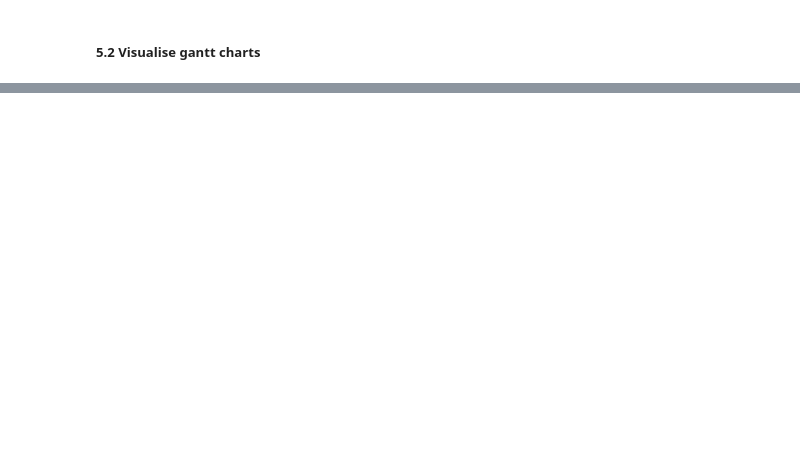
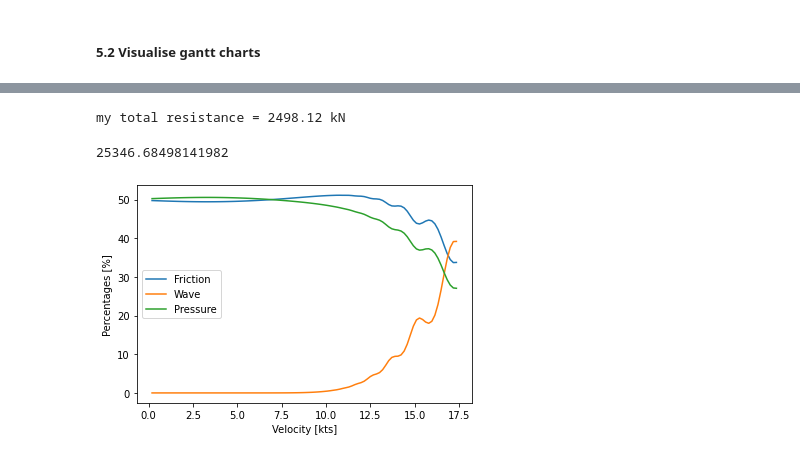
Before and after one commit to TUDelft-CITG/OpenCLSim, a Jupyter notebook: notebooks/26_SingleRun_with_HasEnergyPlugin.ipynb, the cells around one changed output, grey strips where cells are left out. Saved outputs shown, nothing was run; the diff lists cells and outputs as text; code cells hidden in the pictures; blank space fills up the shorter version.

```diff
--- a/notebooks/26_SingleRun_with_HasEnergyPlugin.ipynb
+++ b/notebooks/26_SingleRun_with_HasEnergyPlugin.ipynb
@@ -998,13 +892,0 @@ Text(0, 0.5, 'Power')
-# %%
-x = np.linspace(28064,2870,64)
-y = np.zeros(64)
-for i in range(64):
-    y[i] = power2v(vessel01,h_min=20,bounds=(0,8.925),P_max=x[i])
-    print(y[i])
-plt.ylim([2870,28064])
-plt.xlim([8.925,0])
-plt.plot(y,x)
-plt.legend(['power2v'])
-plt.title('Deceleration Curve')
-plt.xlabel('Velocity')
-plt.ylabel('Power')
@@ -1034,0 +1374,6 @@ Text(0, 0.5, 'Power')
+# %%
+cp()
+# %% [output]
+my total resistance = 2498.12 kN
+25346.68498141982
+[figure, added]
```
Also changed, not shown: parts of 27 cells of this notebook.
